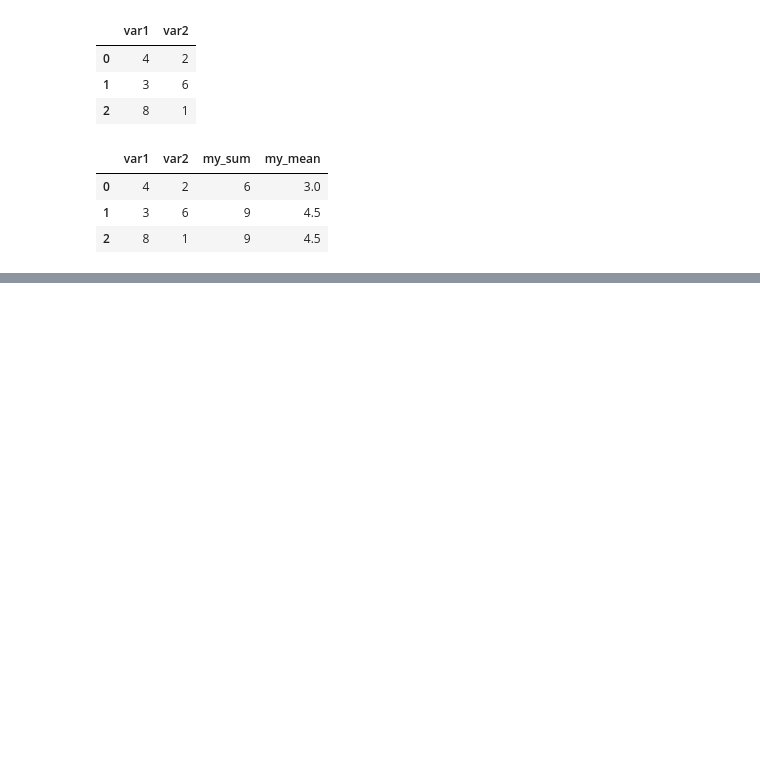
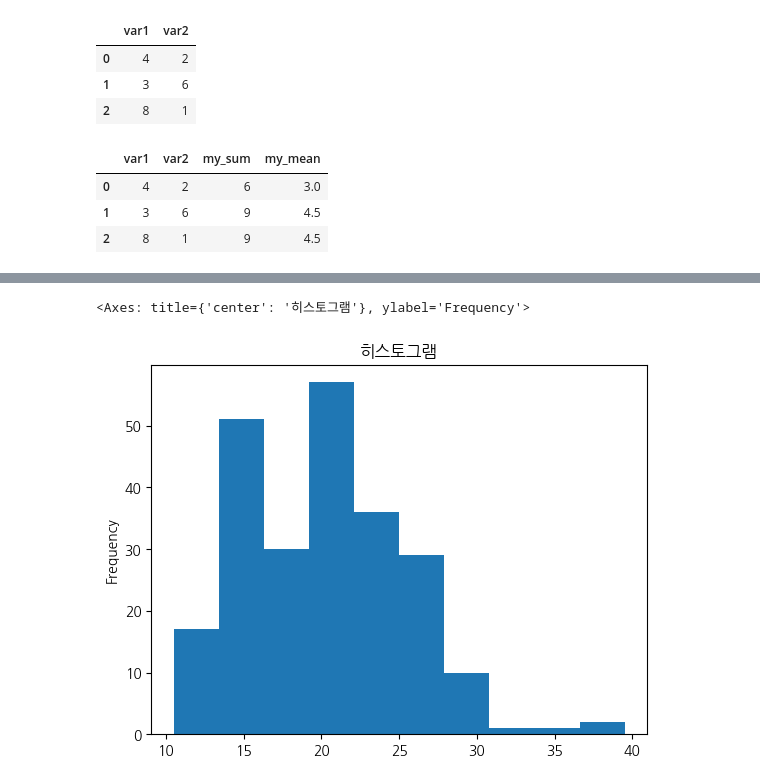
Before and after one commit to ljh815/2025-1-myclass-BDA, a Jupyter notebook: 05w_A_mon_0407_easy_ch05_06.ipynb, the cells around one changed output, grey strips where cells are left out. Drawn from its saved outputs; the diff is of its cells as text; code cells hidden in the pictures; blank space fills up the shorter version.

```diff
--- a/05w_A_mon_0407_easy_ch05_06.ipynb
+++ b/05w_A_mon_0407_easy_ch05_06.ipynb
@@ -98,0 +171,5 @@ Resolving deltas: 100% (4/4), done.
+# %%
+mpg['total'].plot(kind='hist', title="히스토그램")
+# %% [output]
+<Axes: title={'center': '히스토그램'}, ylabel='Frequency'>
+[figure, added]
```
Also changed, not shown: parts of 45 cells of this notebook.
